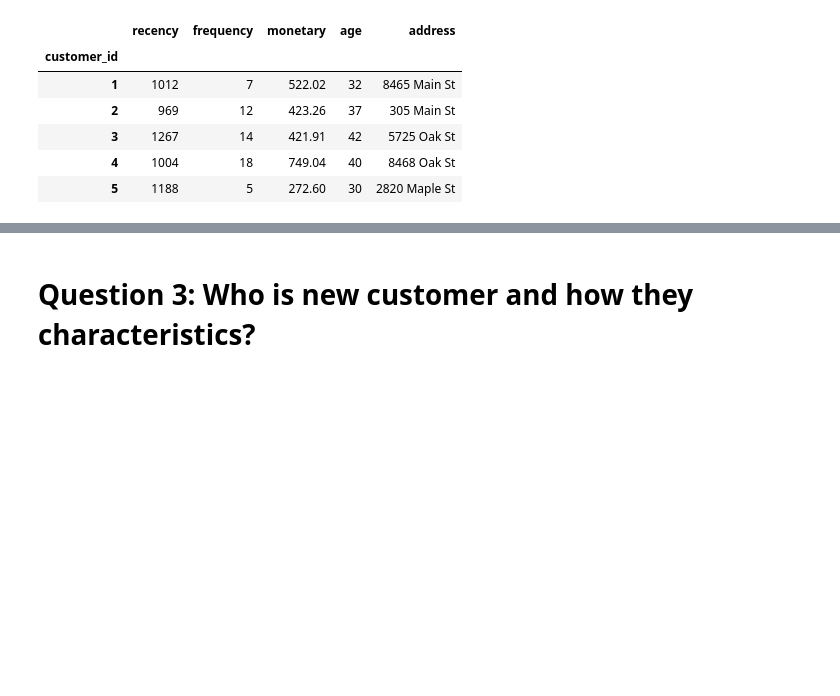
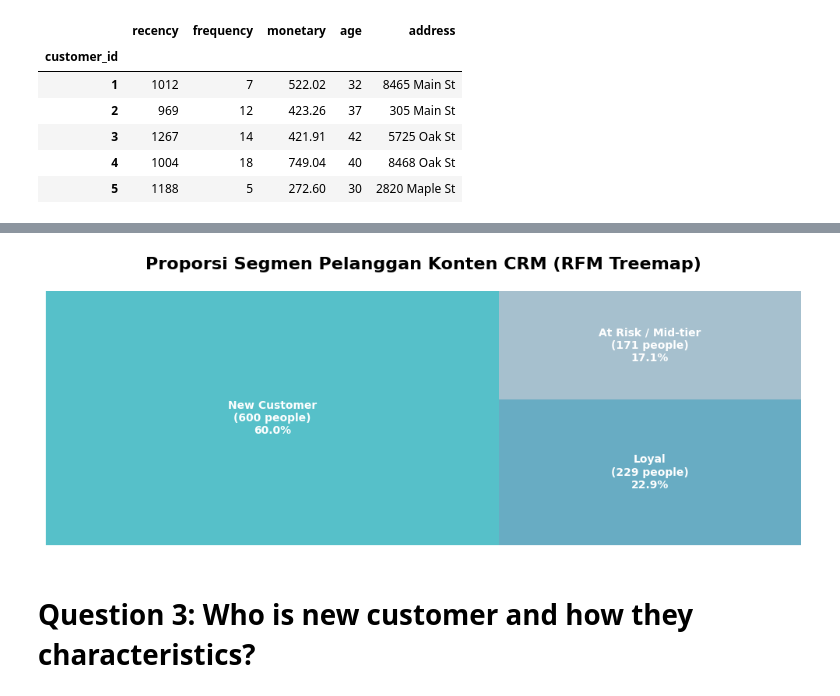
Before and after one commit to Rafsen-cell/GCI-World-2026, a Jupyter notebook: retail_costumer_value_&_performance_analysis.ipynb, the cells around one changed output, grey strips where cells are left out. Drawn from its saved outputs; the diff is of its cells as text; code cells hidden in the pictures; blank space fills up the shorter version.

```diff
--- a/retail_costumer_value_&_performance_analysis.ipynb
+++ b/retail_costumer_value_&_performance_analysis.ipynb
@@ -269,2 +329,34 @@ rfm.head()
+# %%
+import matplotlib.pyplot as plt
+import squarify
+
+# agregation segment
+segment_counts = rfm['segment'].value_counts().reset_index()
+segment_counts.columns = ['segment', 'count']
+
+# make label and percentage
+total_customers = segment_counts['count'].sum()
+labels = [
+    f"{row['segment']}\n({row['count']} people)\n{row['count']/total_customers*100:.1f}%"
+    for _, row in segment_counts.iterrows()
+]
+
+colors = ['#2cb1bc', '#4298b5', '#90b1c2', '#e19463', '#d95f5f']
+
+plt.figure(figsize=(10, 4))
+squarify.plot(
+    sizes=segment_counts['count'],
+    label=labels,
+    color=colors,
+    alpha=0.8,
+    text_kwargs={'fontsize': 10, 'weight': 'bold', 'color': 'white'}
+)
+
+plt.axis('off')
+plt.title('Proporsi Segmen Pelanggan Konten CRM (RFM Treemap)', fontsize=16, fontweight='bold', pad=20)
+plt.tight_layout()
+plt.show()
+# %% [output]
+[figure, added]
 # %% [markdown]
 # Question 3: Who is new customer and how they characteristics?
```
Also changed, not shown: parts of 4 cells of this notebook.
